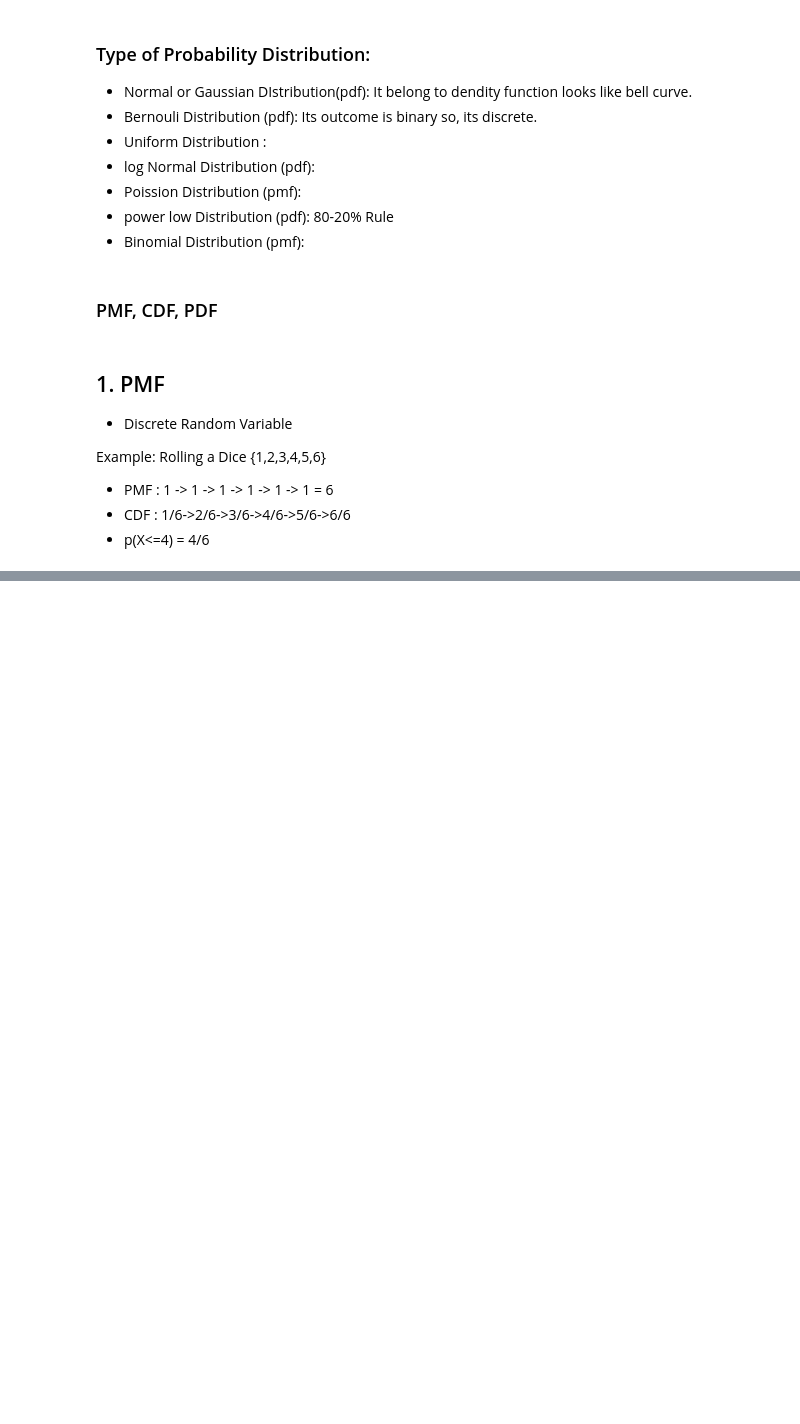
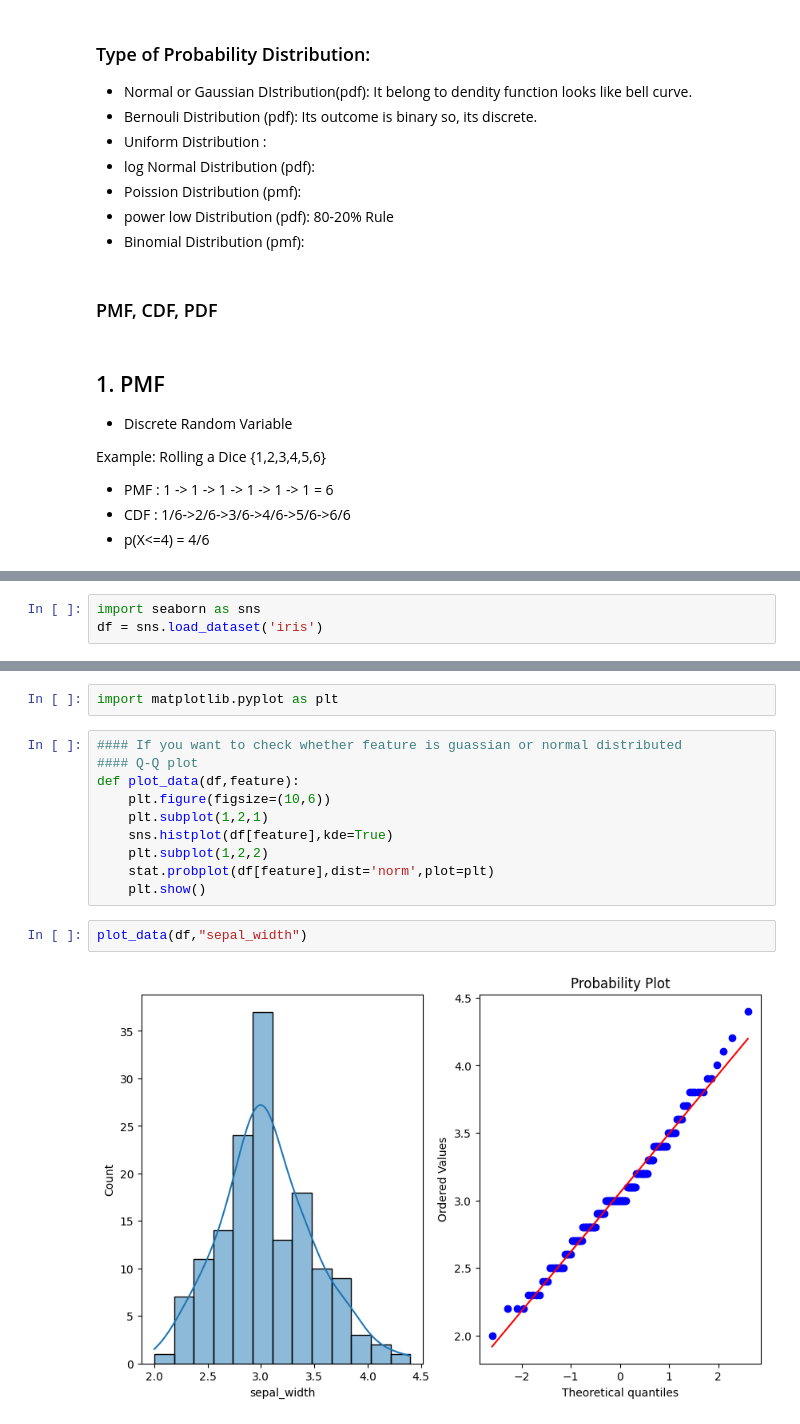
Before and after one commit to Abhijit1102/pwskills_class, a Jupyter notebook: Statistics/3. Skeness, pdf, cdf, PMF.ipynb, the cells around one changed output, grey strips where cells are left out. Drawn from its saved outputs; the diff is of its cells as text; blank space fills up the shorter version.

```diff
--- a/Statistics/3. Skeness, pdf, cdf, PMF.ipynb
+++ b/Statistics/3. Skeness, pdf, cdf, PMF.ipynb
@@ -47,0 +91,3 @@ Example: Rolling a Dice {1,2,3,4,5,6}
+# %%
+import seaborn as sns
+df = sns.load_dataset('iris')
@@ -47,0 +110,16 @@ Example: Rolling a Dice {1,2,3,4,5,6}
+# %%
+import matplotlib.pyplot as plt
+# %%
+#### If you want to check whether feature is guassian or normal distributed
+#### Q-Q plot
+def plot_data(df,feature):
+    plt.figure(figsize=(10,6))
+    plt.subplot(1,2,1)
+    sns.histplot(df[feature],kde=True)
+    plt.subplot(1,2,2)
+    stat.probplot(df[feature],dist='norm',plot=plt)
+    plt.show()
+# %%
+plot_data(df,"sepal_width")
+# %% [output]
+[figure, added]
```
Also changed, not shown: parts of 12 cells of this notebook.
